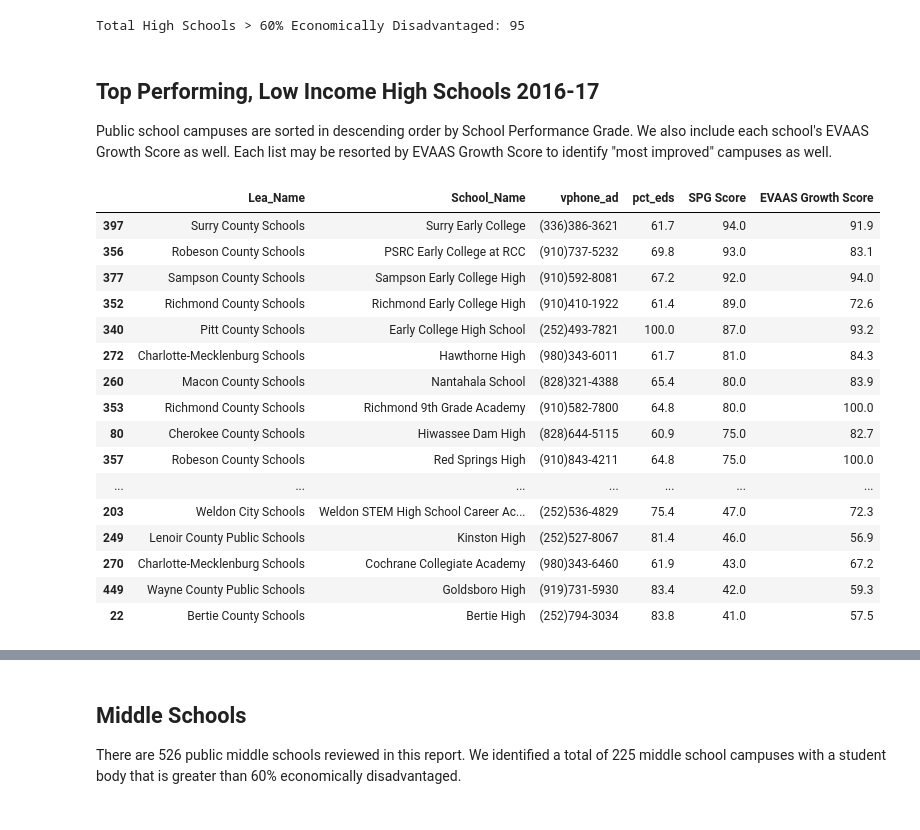
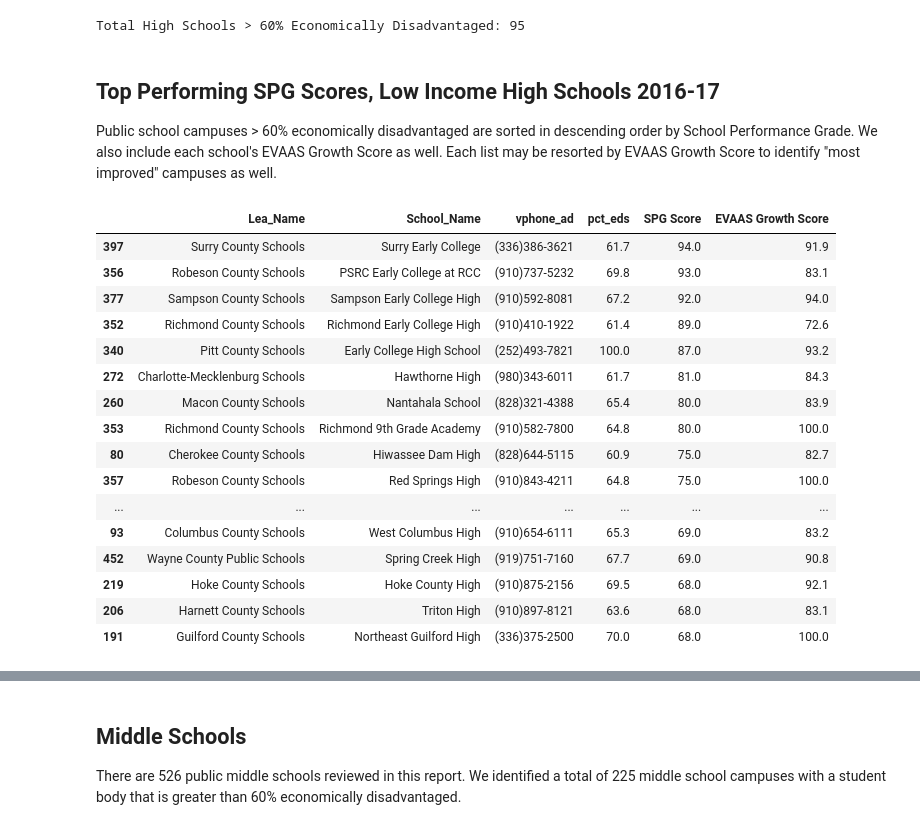
Before and after one commit to jakemdrew/EducationDataNC, a Jupyter notebook: 2017/Models/Top Performing, Low Income Schools in NC.ipynb, the cells around one changed output, grey strips where cells are left out. Drawn from its saved outputs; the diff is of its cells as text; code cells hidden in the pictures.

```diff
--- a/2017/Models/Top Performing, Low Income Schools in NC.ipynb
+++ b/2017/Models/Top Performing, Low Income Schools in NC.ipynb
@@ -57,28 +57,28 @@ print 'Total High Schools > 60% Economically Disadvantaged: ' + str(gt60)
 # %% [output]
 Total High Schools > 60% Economically Disadvantaged: 95
 # %% [markdown]
-## Top Performing, Low Income High Schools 2016-17
+## Top Performing SPG Scores, Low Income High Schools 2016-17
 
-Public school campuses are sorted in descending order by School Performance Grade. We also include each school's EVAAS Growth Score as well. Each list may be resorted by EVAAS Growth Score to identify "most improved" campuses as well.
+Public school campuses > 60% economically disadvantaged are sorted in descending order by School Performance Grade. We also include each school's EVAAS Growth Score as well. Each list may be resorted by EVAAS Growth Score to identify "most improved" campuses as well.
 # %%
 EDS_schData2017 = schData2017[schData2017['pct_eds'] > 60]
 EDS_Cols = ['Lea_Name','School_Name', 'vphone_ad', 'pct_eds', 'SPG Score','EVAAS Growth Score']
-EDS_schData2017[EDS_Cols].sort_values('SPG Score', ascending=False)
+EDS_schData2017[EDS_Cols].sort_values('SPG Score', ascending=False).head(25)
 # %% [output]
 |  | Lea_Name | School_Name | vphone_ad | pct_eds | SPG Score | EVAAS Growth Score |
 | 397 | Surry County Schools | Surry Early College | (336)386-3621 | 61.7 | 94.0 | 91.9 |
 | 356 | Robeson County Schools | PSRC Early College at RCC | (910)737-5232 | 69.8 | 93.0 | 83.1 |
 | 377 | Sampson County Schools | Sampson Early College High | (910)592-8081 | 67.2 | 92.0 | 94.0 |
 | 352 | Richmond County Schools | Richmond Early College High | (910)410-1922 | 61.4 | 89.0 | 72.6 |
 | 340 | Pitt County Schools | Early College High School | (252)493-7821 | 100.0 | 87.0 | 93.2 |
 | 272 | Charlotte-Mecklenburg Schools | Hawthorne High | (980)343-6011 | 61.7 | 81.0 | 84.3 |
 | 260 | Macon County Schools | Nantahala School | (828)321-4388 | 65.4 | 80.0 | 83.9 |
 | 353 | Richmond County Schools | Richmond 9th Grade Academy | (910)582-7800 | 64.8 | 80.0 | 100.0 |
 | 80 | Cherokee County Schools | Hiwassee Dam High | (828)644-5115 | 60.9 | 75.0 | 82.7 |
 | 357 | Robeson County Schools | Red Springs High | (910)843-4211 | 64.8 | 75.0 | 100.0 |
 | ... | ... | ... | ... | ... | ... | ... |
-| 203 | Weldon City Schools | Weldon STEM High School Career Ac... | (252)536-4829 | 75.4 | 47.0 | 72.3 |
-| 249 | Lenoir County Public Schools | Kinston High | (252)527-8067 | 81.4 | 46.0 | 56.9 |
-| 270 | Charlotte-Mecklenburg Schools | Cochrane Collegiate Academy | (980)343-6460 | 61.9 | 43.0 | 67.2 |
-| 449 | Wayne County Public Schools | Goldsboro High | (919)731-5930 | 83.4 | 42.0 | 59.3 |
-| 22 | Bertie County Schools | Bertie High | (252)794-3034 | 83.8 | 41.0 | 57.5 |
+| 93 | Columbus County Schools | West Columbus High | (910)654-6111 | 65.3 | 69.0 | 83.2 |
+| 452 | Wayne County Public Schools | Spring Creek High | (919)751-7160 | 67.7 | 69.0 | 90.8 |
+| 219 | Hoke County Schools | Hoke County High | (910)875-2156 | 69.5 | 68.0 | 92.1 |
+| 206 | Harnett County Schools | Triton High | (910)897-8121 | 63.6 | 68.0 | 83.1 |
+| 191 | Guilford County Schools | Northeast Guilford High | (336)375-2500 | 70.0 | 68.0 | 100.0 |
```
Also changed, not shown: parts of 37 cells of this notebook.
